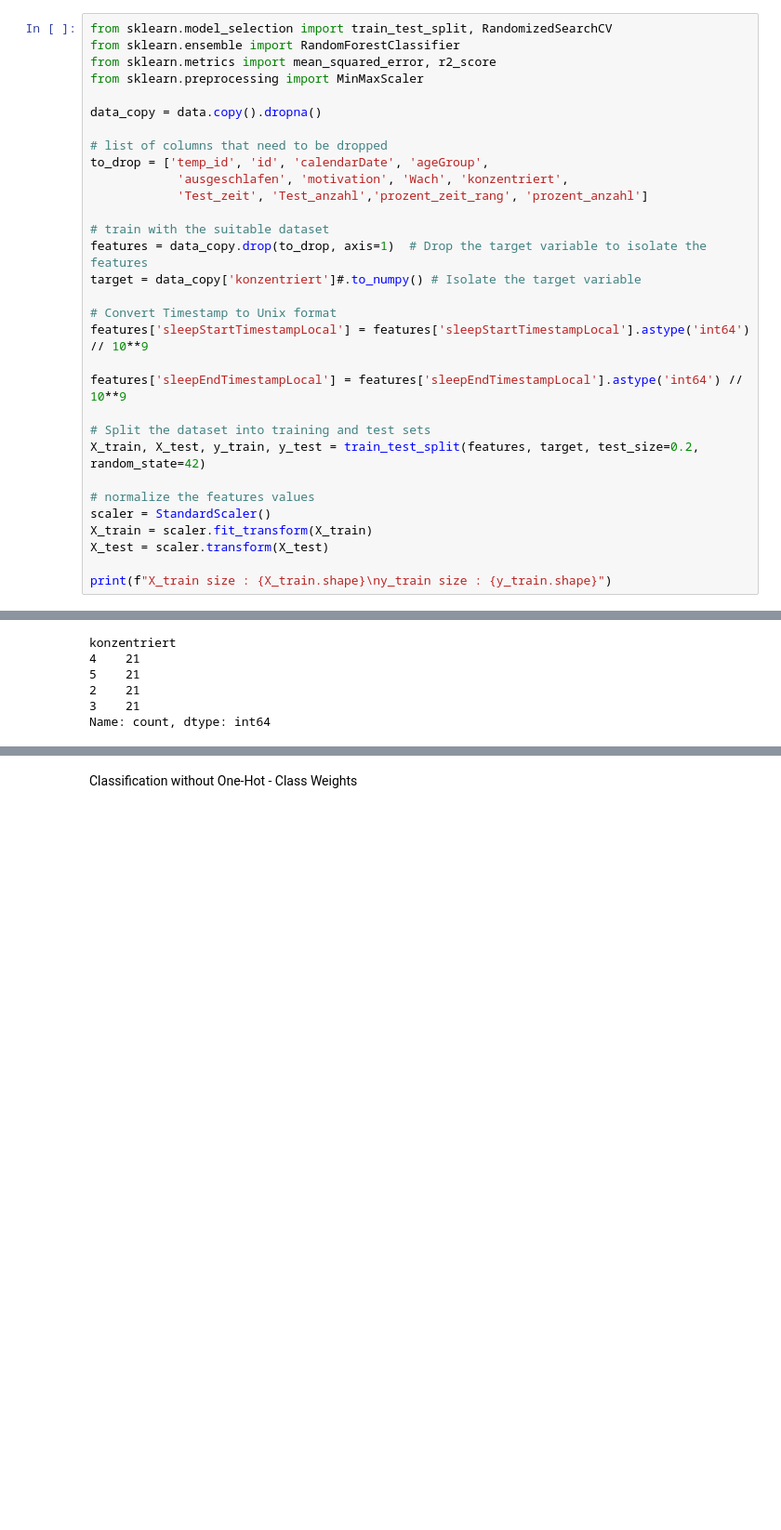
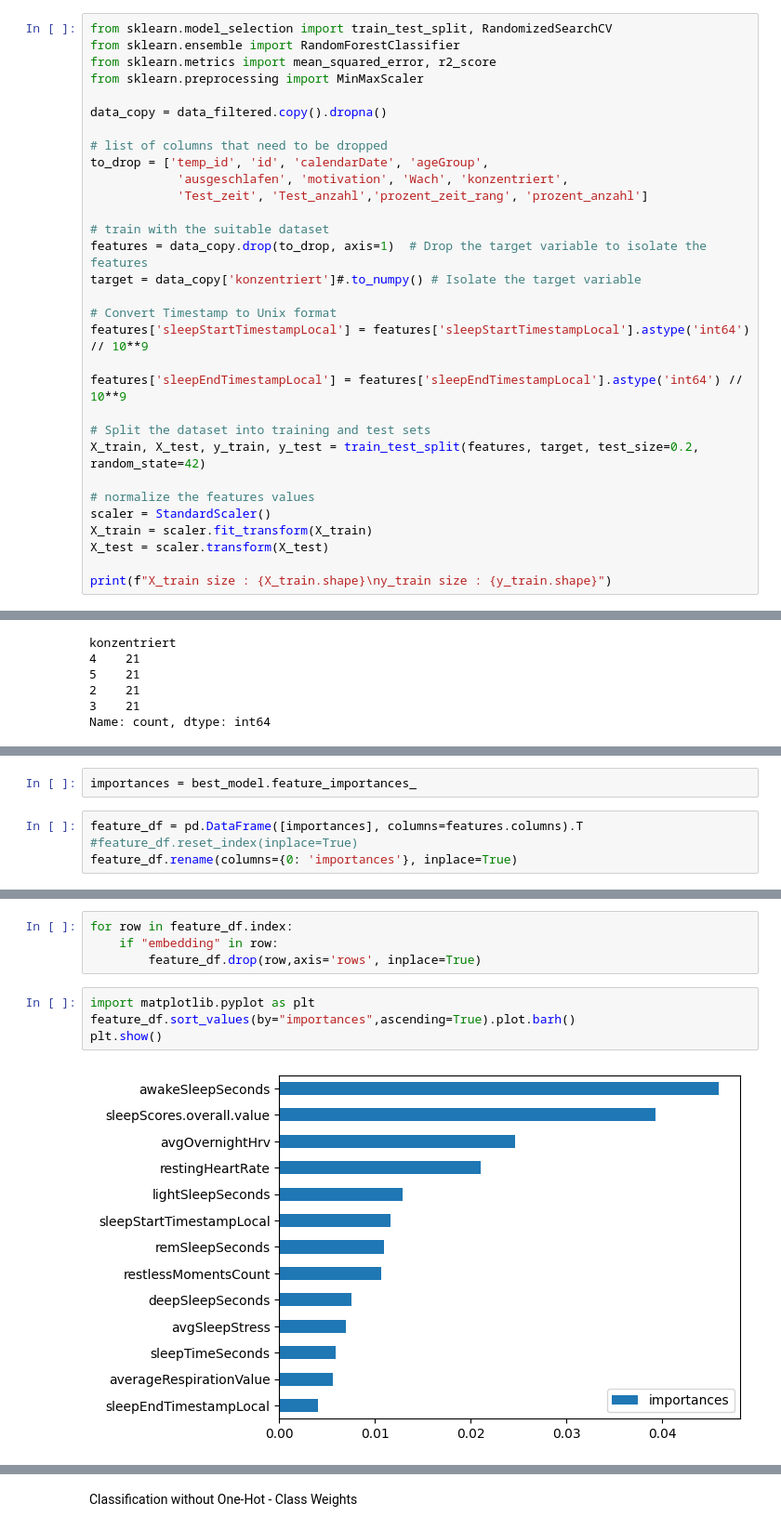
Before and after one commit to Lizoug/Garmin_Watch, a Jupyter notebook: random_forest.ipynb, the cells around one changed output, grey strips where cells are left out. Shown at 93% size. Saved outputs shown, nothing was run; the diff lists cells and outputs as text; blank space fills up the shorter version.

Commit message:
random forest with features important

```diff
--- a/random_forest.ipynb
+++ b/random_forest.ipynb
@@ -654,7 +609,7 @@ from sklearn.ensemble import RandomForestClassifier
 from sklearn.metrics import mean_squared_error, r2_score
 from sklearn.preprocessing import MinMaxScaler
 
-data_copy = data.copy().dropna()
+data_copy = data_filtered.copy().dropna()
 
 # list of columns that need to be dropped
 to_drop = ['temp_id', 'id', 'calendarDate', 'ageGroup',
@@ -780,0 +736,6 @@ MSE: 133.33%
+# %%
+importances = best_model.feature_importances_
+# %%
+feature_df = pd.DataFrame([importances], columns=features.columns).T
+#feature_df.reset_index(inplace=True)
+feature_df.rename(columns={0: 'importances'}, inplace=True)
@@ -780,0 +758,10 @@ MSE: 133.33%
+# %%
+for row in feature_df.index:
+    if "embedding" in row:
+        feature_df.drop(row,axis='rows', inplace=True)
+# %%
+import matplotlib.pyplot as plt
+feature_df.sort_values(by="importances",ascending=True).plot.barh()
+plt.show()
+# %% [output]
+[figure, added]
```
Also changed, not shown: parts of 27 cells of this notebook.
